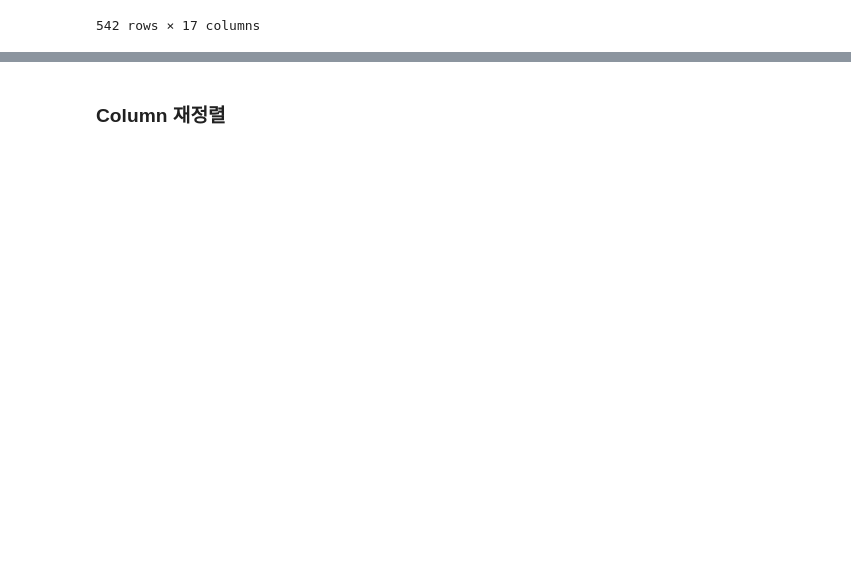
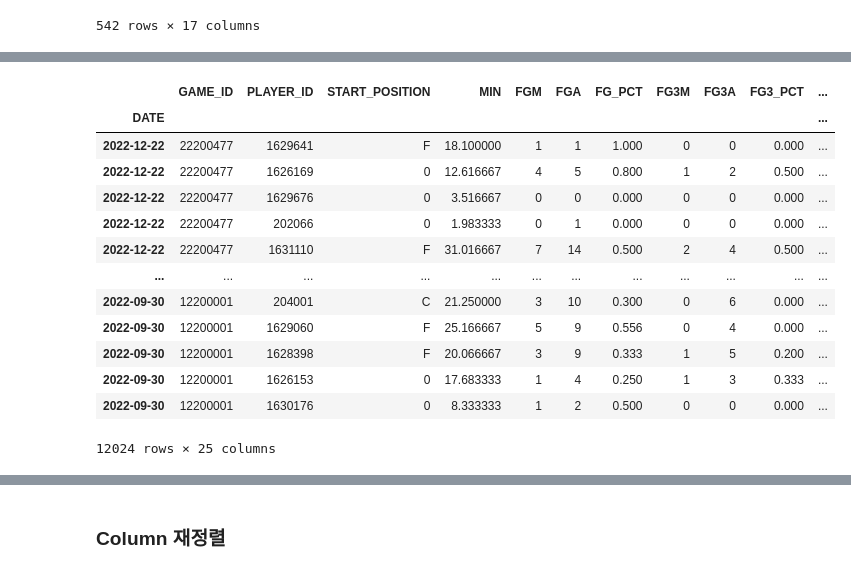
Before and after one commit to cye2020/Project1, a Jupyter notebook: src/preprocess.ipynb, the cells around one changed output, grey strips where cells are left out. Saved outputs shown, nothing was run; the diff lists cells and outputs as text; code cells hidden in the pictures; blank space fills up the shorter version.

```diff
--- a/src/preprocess.ipynb
+++ b/src/preprocess.ipynb
@@ -613,0 +596,18 @@ ranking_season2022.drop(columns=['TEAM_ID'], inplace=True)
+# %%
+games_details_season2022['TEAM_LVL'] = games_details_season2022['TEAM'].map(team_level_dict)
+games_details_season2022.sort_index(ascending=False)
+# %% [output]
+|  | GAME_ID | PLAYER_ID | START_POSITION | MIN | FGM | FGA | FG_PCT | FG3M | FG3A | FG3_PCT | ... |
+| DATE |  |  |  |  |  |  |  |  |  |  | ... |
+| 2022-12-22 | 22200477 | 1629641 | F | 18.100000 | 1 | 1 | 1.000 | 0 | 0 | 0.000 | ... |
+| 2022-12-22 | 22200477 | 1626169 | 0 | 12.616667 | 4 | 5 | 0.800 | 1 | 2 | 0.500 | ... |
+| 2022-12-22 | 22200477 | 1629676 | 0 | 3.516667 | 0 | 0 | 0.000 | 0 | 0 | 0.000 | ... |
+| 2022-12-22 | 22200477 | 202066 | 0 | 1.983333 | 0 | 1 | 0.000 | 0 | 0 | 0.000 | ... |
+| 2022-12-22 | 22200477 | 1631110 | F | 31.016667 | 7 | 14 | 0.500 | 2 | 4 | 0.500 | ... |
+| ... | ... | ... | ... | ... | ... | ... | ... | ... | ... | ... | ... |
+| 2022-09-30 | 12200001 | 204001 | C | 21.250000 | 3 | 10 | 0.300 | 0 | 6 | 0.000 | ... |
+| 2022-09-30 | 12200001 | 1629060 | F | 25.166667 | 5 | 9 | 0.556 | 0 | 4 | 0.000 | ... |
+| 2022-09-30 | 12200001 | 1628398 | F | 20.066667 | 3 | 9 | 0.333 | 1 | 5 | 0.200 | ... |
+| 2022-09-30 | 12200001 | 1626153 | 0 | 17.683333 | 1 | 4 | 0.250 | 1 | 3 | 0.333 | ... |
+| 2022-09-30 | 12200001 | 1630176 | 0 | 8.333333 | 1 | 2 | 0.500 | 0 | 0 | 0.000 | ... |
+12024 rows × 25 columns
```
Also changed, not shown: parts of 13 cells of this notebook, 6 other files.
